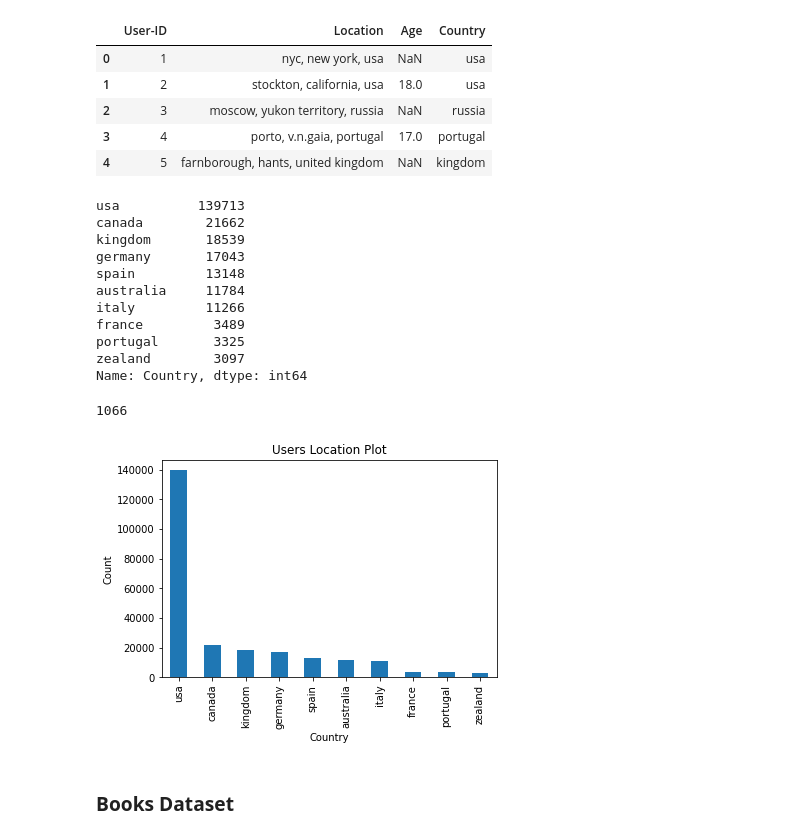
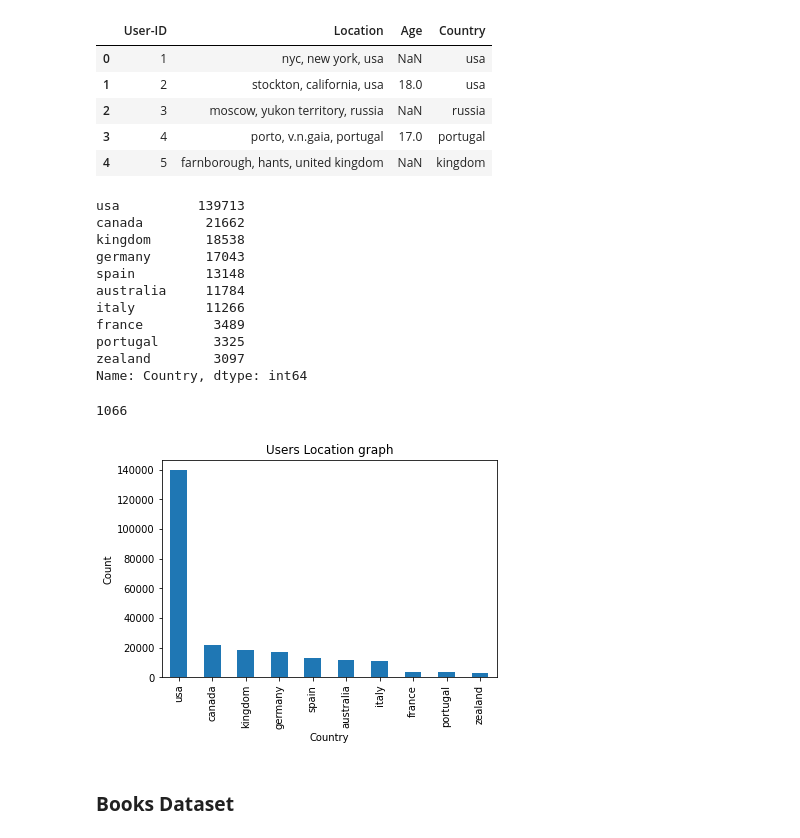
Before and after one commit to disuja7/Book-Recommendation-System, a Jupyter notebook: Book_Recommendation_System.ipynb, the cells around one changed output. Saved outputs shown, nothing was run; the diff lists cells and outputs as text; code cells hidden in the pictures.

```diff
--- a/Book_Recommendation_System.ipynb
+++ b/Book_Recommendation_System.ipynb
@@ -123,6 +125,8 @@ users_df.head()
 | 2 | 3 | moscow, yukon territory, russia | NaN |
 | 3 | 4 | porto, v.n.gaia, portugal | 17.0 |
 | 4 | 5 | farnborough, hants, united kingdom | NaN |
+# %%
+users_df= users_df[~(users_df['User-ID']==193560)]
 # %%
 users_df.shape
 # %% [output]
@@ -204,11 +219,12 @@ users_df.head()
 | 3 | 4 | porto, v.n.gaia, portugal | 17.0 | portugal |
 | 4 | 5 | farnborough, hants, united kingdom | NaN | kingdom |
 # %%
+# Unique Countries and their count
 users_df['Country'].value_counts().head(10)
 # %% [output]
 usa          139713
 canada        21662
-kingdom       18539
+kingdom       18538
 germany       17043
 spain         13148
 australia     11784
@@ -222,13 +239,14 @@ len(users_df['Country'].unique())
 # %% [output]
 1066
 # %%
+# Plotting the counts of top 10 countries
 users_df['Country'].value_counts().head(10).plot(kind='bar')
 plt.xlabel('Country')
 plt.ylabel('Count')
-plt.title('Users Location Plot')
+plt.title('Users Location graph')
 plt.show()
 # %% [output]
-[figure, old version]
+[figure, new version]
 # %% [markdown]
 ### **Books Dataset**
 # %%
```
Also changed, not shown: parts of 72 cells of this notebook.
